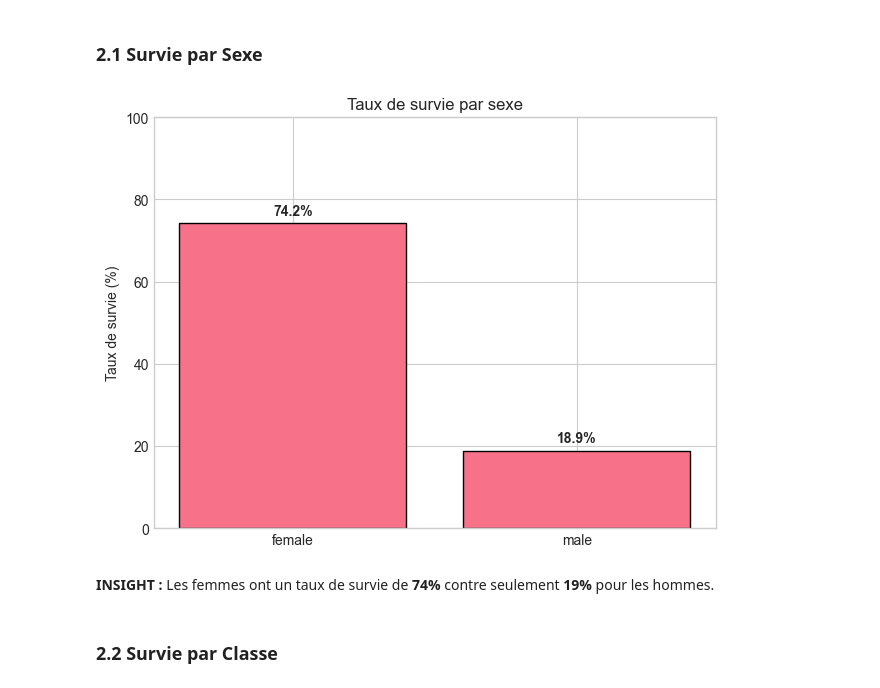
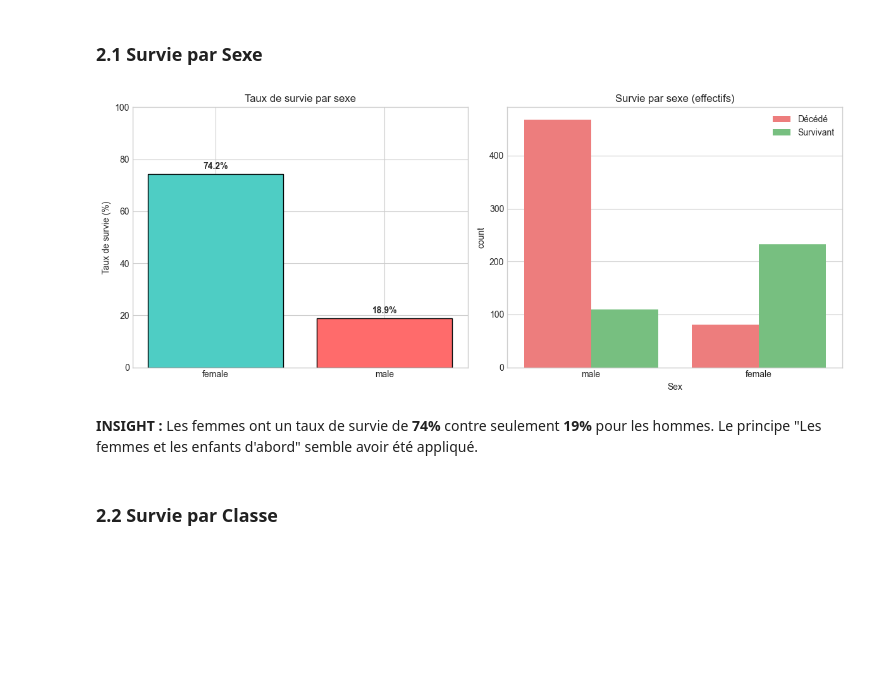
Before and after one commit to MaxMxx/titanic-prog-avance, a Jupyter notebook: notebooks/011_eda.ipynb, the cells around one changed output. Saved outputs shown, nothing was run; the diff lists cells and outputs as text; code cells hidden in the pictures; blank space fills up the shorter version.

```diff
--- a/notebooks/011_eda.ipynb
+++ b/notebooks/011_eda.ipynb
@@ -18,9 +18,13 @@ from scipy import stats
 # Configuration
 pd.set_option('display.max_columns', None)
 plt.style.use('seaborn-v0_8-whitegrid')
+sns.set_palette('husl')
 
 RANDOM_STATE = 42
 np.random.seed(RANDOM_STATE)
+
+# Couleurs personnalisées
+COLORS = {'died': '#ff6b6b', 'survived': '#6bcb77'}
 # %%
 # Charger les données
 df = pd.read_csv('../data/raw/train.csv')
@@ -103,17 +136,24 @@ SibSp:
 # %% [markdown]
 ### 1.3 Variables catégorielles
 # %%
+# Distribution des variables catégorielles
 categorical_cols = ['Sex', 'Pclass', 'Embarked']
 
-fig, axes = plt.subplots(1, 1)
+fig, axes = plt.subplots(1, 3, figsize=(14, 5))
 
 for i, col in enumerate(categorical_cols):
     counts = df[col].value_counts()
-    axes.bar(counts.index.astype(str), counts.values, edgecolor='black')
-    axes.set_xlabel(col)
-    axes.set_ylabel('Nombre de passagers')
-    axes.set_title(f'Distribution de {col}')
+    axes[i].bar(counts.index.astype(str), counts.values, edgecolor='black')
+    axes[i].set_xlabel(col)
+    axes[i].set_ylabel('Nombre de passagers')
+    axes[i].set_title(f'Distribution de {col}')
 
+    # Ajouter les valeurs
+    for j, v in enumerate(counts.values):
+        axes[i].text(j, v + 5, str(v), ha='center')
+
+# Sauvegarder et afficher
 plt.tight_layout()
+plt.savefig('../reports/figures/categorical_distributions.png', dpi=150)
 plt.show()
 # %% [output]
@@ -129,22 +169,31 @@ plt.show()
 # %% [markdown]
 ### 2.1 Survie par Sexe
 # %%
-fig, axes = plt.subplots(1, 1)
+fig, axes = plt.subplots(1, 2, figsize=(12, 5))
 
+# Taux de survie par sexe
 survival_by_sex = df.groupby('Sex')['Survived'].mean() * 100
-axes.bar(survival_by_sex.index, survival_by_sex.values, edgecolor='black')
-axes.set_ylabel('Taux de survie (%)')
-axes.set_title('Taux de survie par sexe')
-axes.set_ylim(0, 100)
+colors = ['#4ecdc4', '#ff6b6b']
+axes[0].bar(survival_by_sex.index, survival_by_sex.values, color=colors, edgecolor='black')
+axes[0].set_ylabel('Taux de survie (%)')
+axes[0].set_title('Taux de survie par sexe')
+axes[0].set_ylim(0, 100)
 for i, v in enumerate(survival_by_sex.values):
-    axes.text(i, v + 2, f'{v:.1f}%', ha='center', fontweight='bold')
+    axes[0].text(i, v + 2, f'{v:.1f}%', ha='center', fontweight='bold')
 
+# Taux de survie par sexe (effectifs)
+sns.countplot(data=df, x='Sex', hue='Survived', ax=axes[1], palette=[COLORS['died'], COLORS['survived']])
+axes[1].set_title('Survie par sexe (effectifs)')
+axes[1].legend(['Décédé', 'Survivant'])
+
+# Sauvegarder et afficher
 plt.tight_layout()
+plt.savefig('../reports/figures/survival_by_sex.png', dpi=150)
 plt.show()
 # %% [output]
-[figure, old version]
+[figure, new version]
 # %% [markdown]
-**INSIGHT :** Les femmes ont un taux de survie de **74%** contre seulement **19%** pour les hommes.
+**INSIGHT  :** Les femmes ont un taux de survie de **74%** contre seulement **19%** pour les hommes. Le principe "Les femmes et les enfants d'abord" semble avoir été appliqué.
 # %% [markdown]
 ### 2.2 Survie par Classe
 # %%
```
Also changed, not shown: parts of 16 cells of this notebook, 12 other files.
